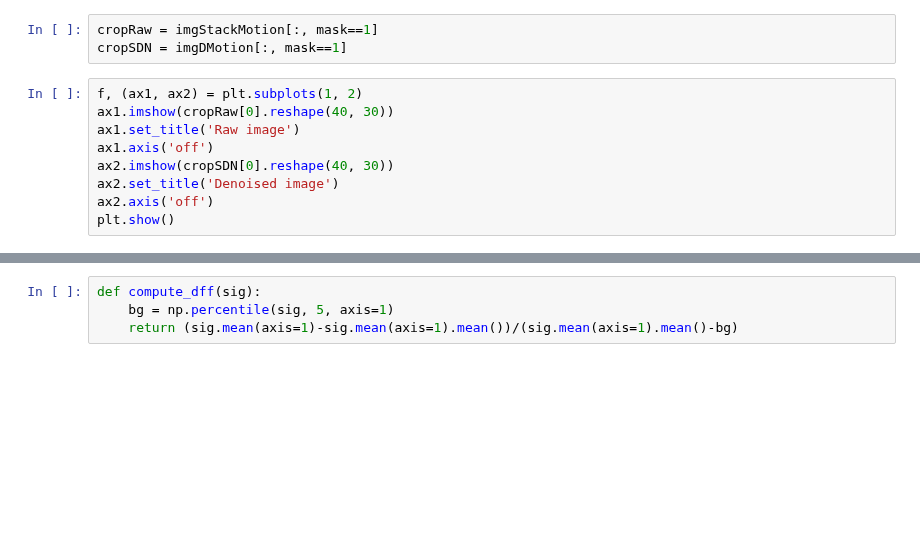
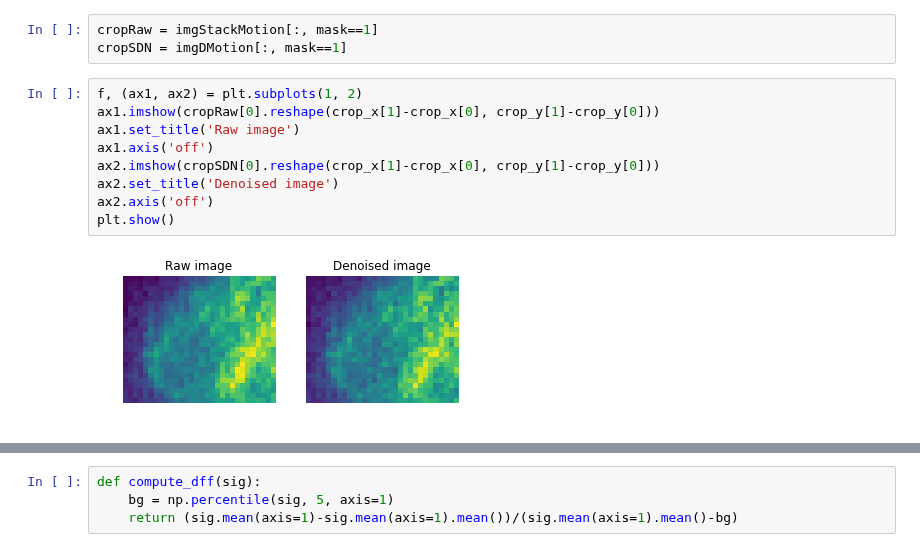
Before and after one commit to zqwei/fish_processing, a Jupyter notebook: notebooks/pixelNoise_motionCorrection.ipynb, the cells around one changed output, grey strips where cells are left out. Cells and saved outputs as stored; diff of their text form; blank space fills up the shorter version.

```diff
--- a/notebooks/pixelNoise_motionCorrection.ipynb
+++ b/notebooks/pixelNoise_motionCorrection.ipynb
@@ -141,13 +151,15 @@ cropRaw = imgStackMotion[:, mask==1]
 cropSDN = imgDMotion[:, mask==1]
 # %%
 f, (ax1, ax2) = plt.subplots(1, 2)
-ax1.imshow(cropRaw[0].reshape(40, 30))
+ax1.imshow(cropRaw[0].reshape(crop_x[1]-crop_x[0], crop_y[1]-crop_y[0]))
 ax1.set_title('Raw image')
 ax1.axis('off')
-ax2.imshow(cropSDN[0].reshape(40, 30))
+ax2.imshow(cropSDN[0].reshape(crop_x[1]-crop_x[0], crop_y[1]-crop_y[0]))
 ax2.set_title('Denoised image')
 ax2.axis('off')
 plt.show()
+# %% [output]
+[figure, added]
 # %%
 plt.plot(cropRaw.mean(axis=1), label='Raw data')
 plt.plot(cropSDN.mean(axis=1), label='Denoised data')
```
Also changed, not shown: parts of 20 cells of this notebook, 4 other files.
